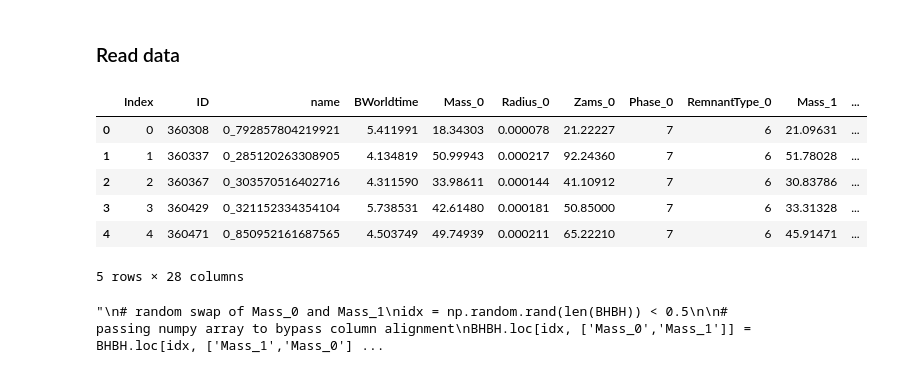
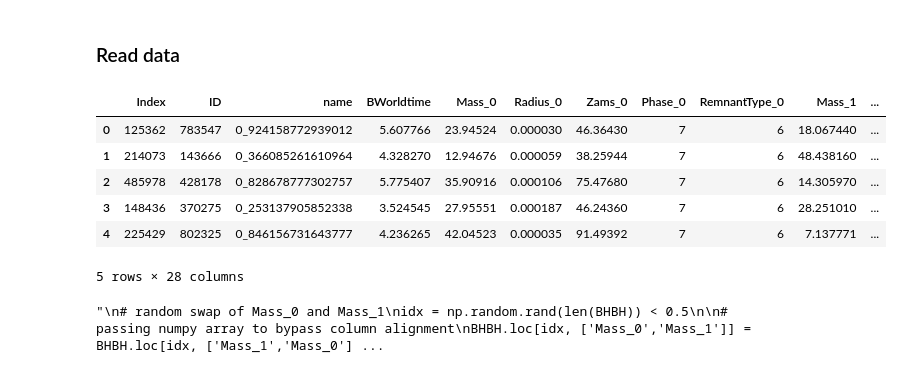
Before and after one commit to Bahadoram/Delay-Time-Dist.-of-Compact-Binary-Objects, a Jupyter notebook: random_forest.ipynb, the cells around one changed output. Drawn from its saved outputs; the diff is of its cells as text; code cells hidden in the pictures.

```diff
--- a/random_forest.ipynb
+++ b/random_forest.ipynb
@@ -35,22 +35,22 @@ import warnings
 # %%
 dir      = "DATA/"
 file1    = 'BHBH_Delay_Time.csv'
 file2    = 'BHBH_Delay_Time_Shuffled.csv'
 
 BHBH     = pd.read_csv(dir+file1)
 BHBH.drop(['Unnamed: 0.1', 'Unnamed: 0'], axis=1, inplace=True)
 
 # shuffled dataset
-shuffled = pd.read_csv(dir+file1)
-shuffled.drop(['Unnamed: 0.1', 'Unnamed: 0'], axis=1, inplace=True)
+shuffled = pd.read_csv(dir+file2)
+shuffled.drop(['Unnamed: 0'], axis=1, inplace=True)
 shuffled.head()
 # %% [output]
 |  | Index | ID | name | BWorldtime | Mass_0 | Radius_0 | Zams_0 | Phase_0 | RemnantType_0 | Mass_1 | ... |
-| 0 | 0 | 360308 | 0_792857804219921 | 5.411991 | 18.34303 | 0.000078 | 21.22227 | 7 | 6 | 21.09631 | ... |
-| 1 | 1 | 360337 | 0_285120263308905 | 4.134819 | 50.99943 | 0.000217 | 92.24360 | 7 | 6 | 51.78028 | ... |
-| 2 | 2 | 360367 | 0_303570516402716 | 4.311590 | 33.98611 | 0.000144 | 41.10912 | 7 | 6 | 30.83786 | ... |
-| 3 | 3 | 360429 | 0_321152334354104 | 5.738531 | 42.61480 | 0.000181 | 50.85000 | 7 | 6 | 33.31328 | ... |
-| 4 | 4 | 360471 | 0_850952161687565 | 4.503749 | 49.74939 | 0.000211 | 65.22210 | 7 | 6 | 45.91471 | ... |
+| 0 | 125362 | 783547 | 0_924158772939012 | 5.607766 | 23.94524 | 0.000030 | 46.36430 | 7 | 6 | 18.067440 | ... |
+| 1 | 214073 | 143666 | 0_366085261610964 | 4.328270 | 12.94676 | 0.000059 | 38.25944 | 7 | 6 | 48.438160 | ... |
+| 2 | 485978 | 428178 | 0_828678777302757 | 5.775407 | 35.90916 | 0.000106 | 75.47680 | 7 | 6 | 14.305970 | ... |
+| 3 | 148436 | 370275 | 0_253137905852338 | 3.524545 | 27.95551 | 0.000187 | 46.24360 | 7 | 6 | 28.251010 | ... |
+| 4 | 225429 | 802325 | 0_846156731643777 | 4.236265 | 42.04523 | 0.000035 | 91.49392 | 7 | 6 | 7.137771 | ... |
 5 rows × 28 columns
 # %%
 """
```
Also changed, not shown: parts of 14 cells of this notebook.
